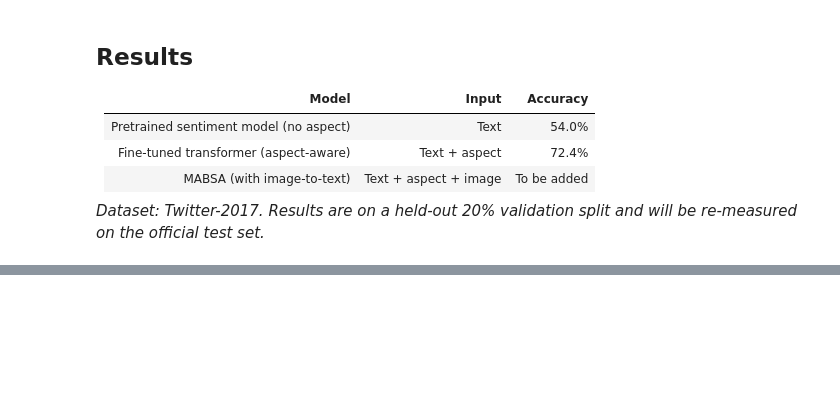
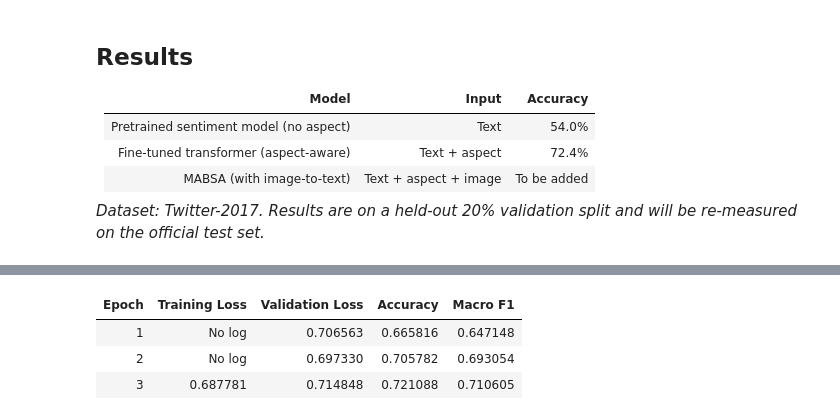
Before and after one commit to jeevana-049/MABSA, a Jupyter notebook: MABSA_step1_caption_ocr.ipynb, the cells around one changed output, grey strips where cells are left out. Drawn from its saved outputs; the diff is of its cells as text; code cells hidden in the pictures; blank space fills up the shorter version.

Commit message:
Add official test-set evaluation and baseline comparison

```diff
--- a/MABSA_step1_caption_ocr.ipynb
+++ b/MABSA_step1_caption_ocr.ipynb
@@ -385,3 +385,8 @@ Notes:
 | MABSA (with image-to-text) | Text + aspect + image | To be added |
 
 *Dataset: Twitter-2017. Results are on a held-out 20% validation split and will be re-measured on the official test set.*
+# %%
+import os
+folder = "/content/drive/MyDrive/MABSA_data"
+for f in os.listdir(folder):
+    print(f)
@@ -387,0 +397,79 @@ Notes:
+# %%
+import pandas as pd, torch
+from transformers import (AutoTokenizer, AutoModelForSequenceClassification,
+                          Trainer, TrainingArguments, pipeline)
+from sklearn.metrics import f1_score, classification_report
+
+folder = "/content/drive/MyDrive/MABSA_data"
+
+# ---------- 1. Load data ----------
+def load(name):
+    d = pd.read_csv(f"{folder}/{name}.tsv", sep="\t", quoting=3,
+                    header=0, names=["index", "label", "image_id", "text", "aspect"])
+    d["label"] = d["label"].astype(int)
+    d["text"] = d.apply(lambda r: r["text"].replace("$T$", str(r["aspect"])), axis=1)
+    return d
+
+train_df, dev_df, test_df = load("train"), load("dev"), load("test")
+print("Sizes:", len(train_df), len(dev_df), len(test_df))
+
+# ---------- 2. Baseline: pretrained model, no aspect, official test set ----------
+base = pipeline("sentiment-analysis",
+                model="cardiffnlp/twitter-roberta-base-sentiment-latest")
+name_to_id = {"negative": 0, "neutral": 1, "positive": 2}
+base_out = base(list(test_df["text"]), batch_size=32, truncation=True, max_length=128)
+base_preds = [name_to_id[o["label"].lower()] for o in base_out]
+base_acc = (pd.Series(base_preds) == test_df["label"]).mean()
+base_f1 = f1_score(test_df["label"], base_preds, average="macro")
+print("Baseline done.")
+
+# ---------- 3. Aspect-aware fine-tuning ----------
+tok = AutoTokenizer.from_pretrained("roberta-base")
+
+class DS(torch.utils.data.Dataset):
+    def __init__(self, d):
+        self.enc = tok(list(d["text"]), list(d["aspect"].astype(str)),
+                       truncation=True, padding="max_length", max_length=96)
+        self.labels = list(d["label"])
+    def __len__(self):
+        return len(self.labels)
+    def __getitem__(self, i):
+        item = {k: torch.tensor(v[i]) for k, v in self.enc.items()}
+        item["labels"] = torch.tensor(self.labels[i])
+        return item
+
+model = AutoModelForSequenceClassification.from_pretrained("roberta-base", num_labels=3)
+
+def metrics(p):
+    preds = p.predictions.argmax(-1)
+    return {"accuracy": float((preds == p.label_ids).mean()),
+            "macro_f1": float(f1_score(p.label_ids, preds, average="macro"))}
+
+args = TrainingArguments(output_dir="out", num_train_epochs=3,
+                         per_device_train_batch_size=16,
+                         per_device_eval_batch_size=32, learning_rate=2e-5,
+                         eval_strategy="epoch", save_strategy="no",
+                         report_to="none", fp16=True)
+
+trainer = Trainer(model=model, args=args, train_dataset=DS(train_df),
+                  eval_dataset=DS(dev_df), compute_metrics=metrics)
+trainer.train()
+
+# ---------- 4. Official test set ----------
+out = trainer.predict(DS(test_df))
+preds = out.predictions.argmax(-1)
+acc = (preds == out.label_ids).mean()
+f1 = f1_score(out.label_ids, preds, average="macro")
+
+print("\n========== RESULTS ON OFFICIAL TEST SET ==========")
+print(f"Pretrained, no aspect  | Accuracy: {base_acc*100:.1f}% | Macro-F1: {base_f1*100:.1f}%")
+print(f"Fine-tuned, with aspect| Accuracy: {acc*100:.1f}% | Macro-F1: {f1*100:.1f}%")
+print()
+print(classification_report(out.label_ids, preds,
+      target_names=["negative", "neutral", "positive"]))
+
+# ---------- 5. Save the trained model to Drive ----------
+trainer.save_model(f"{folder}/aspect_model")
+tok.save_pretrained(f"{folder}/aspect_model")
+print("Model saved to Drive: MABSA_data/aspect_model")
+# %% [output]
@@ -387,0 +508,4 @@ Notes:
+| Epoch | Training Loss | Validation Loss | Accuracy | Macro F1 |
+| 1 | No log | 0.706563 | 0.665816 | 0.647148 |
+| 2 | No log | 0.697330 | 0.705782 | 0.693054 |
+| 3 | 0.687781 | 0.714848 | 0.721088 | 0.710605 |
```
Also changed, not shown: parts of 4 cells of this notebook.
